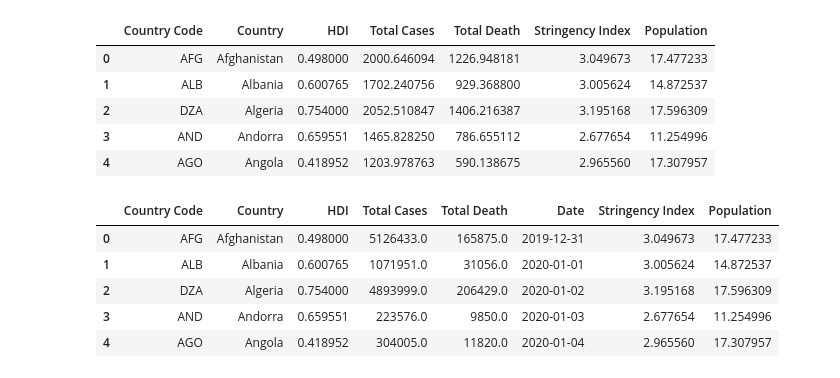
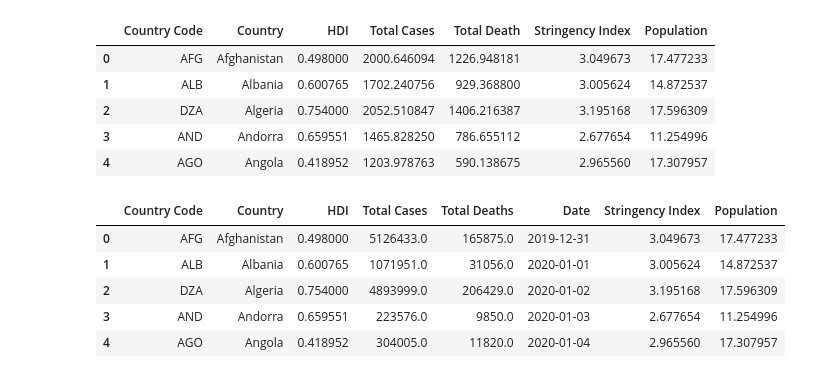
Before and after one commit to franck-armand/Data-Science-Projects, a Jupyter notebook: Covid-19_impact.ipynb, the cells around one changed output. Cells and saved outputs as stored; diff of their text form; code cells hidden in the pictures.

Commit message:
total cases and total deaths per country

```diff
--- a/Covid-19_impact.ipynb
+++ b/Covid-19_impact.ipynb
@@ -69,31 +68,30 @@ combined_data.head()
 # %%
 country_code = data_transformed['CODE'].unique().tolist()
 country = data_transformed['COUNTRY'].unique().tolist()
 population =  data_transformed['POP'].unique().tolist()
-# population = []
 date = data_transformed['DATE'].unique().tolist()
 hdi = []
 tc = []
 td = []
 sti = []
 gpd = []
 
 for element in country:
     hdi.append((data_transformed.loc[data_transformed['COUNTRY'] == element, 'HDI']).sum()/294)
     tc.append((data_raw.loc[data_raw['location'] == element, 'total_cases']).sum())
     td.append((data_raw.loc[data_raw['location']== element, 'total_deaths']).sum())
     sti.append((data_transformed.loc[data_transformed['COUNTRY']== element, 'STI']).sum()/294)
     population.append((data_raw.loc[data_raw['location'] == element, 'population']).sum())
     date.append((data_raw.loc[data_raw['location']== element, 'date']))
 
 combined_data = pd.DataFrame(list(zip(country_code, country, hdi, tc, td, date, sti, population)), columns=
                                 ["Country Code", "Country", "HDI",
-                                "Total Cases", "Total Death", "Date",
+                                "Total Cases", "Total Deaths", "Date",
                                 "Stringency Index", "Population"])
 
 combined_data.head()
 # %% [output]
-|  | Country Code | Country | HDI | Total Cases | Total Death | Date | Stringency Index | Population |
+|  | Country Code | Country | HDI | Total Cases | Total Deaths | Date | Stringency Index | Population |
 | 0 | AFG | Afghanistan | 0.498000 | 5126433.0 | 165875.0 | 2019-12-31 | 3.049673 | 17.477233 |
 | 1 | ALB | Albania | 0.600765 | 1071951.0 | 31056.0 | 2020-01-01 | 3.005624 | 14.872537 |
 | 2 | DZA | Algeria | 0.754000 | 4893999.0 | 206429.0 | 2020-01-02 | 3.195168 | 17.596309 |
```
Also changed, not shown: parts of 9 cells of this notebook.
